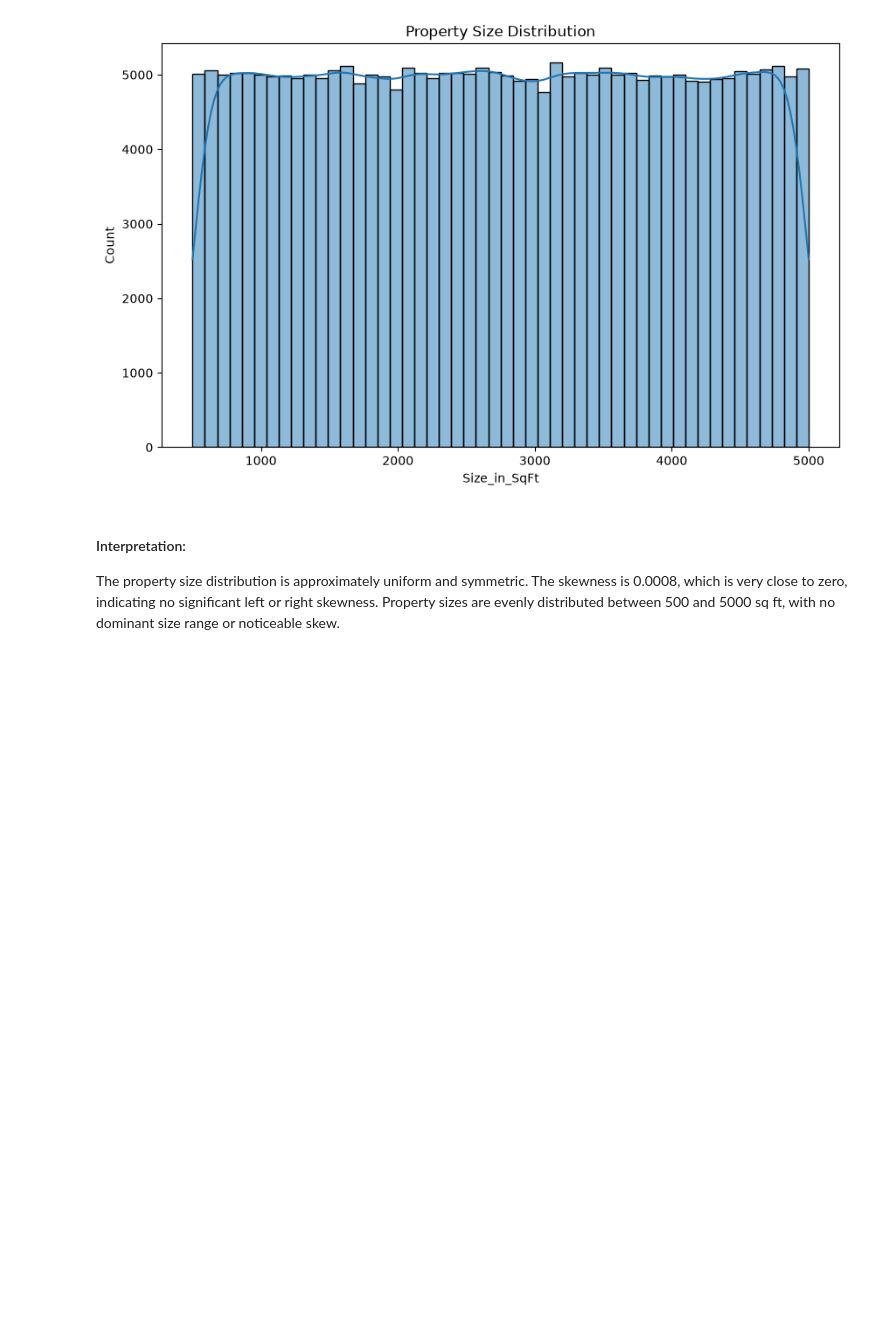
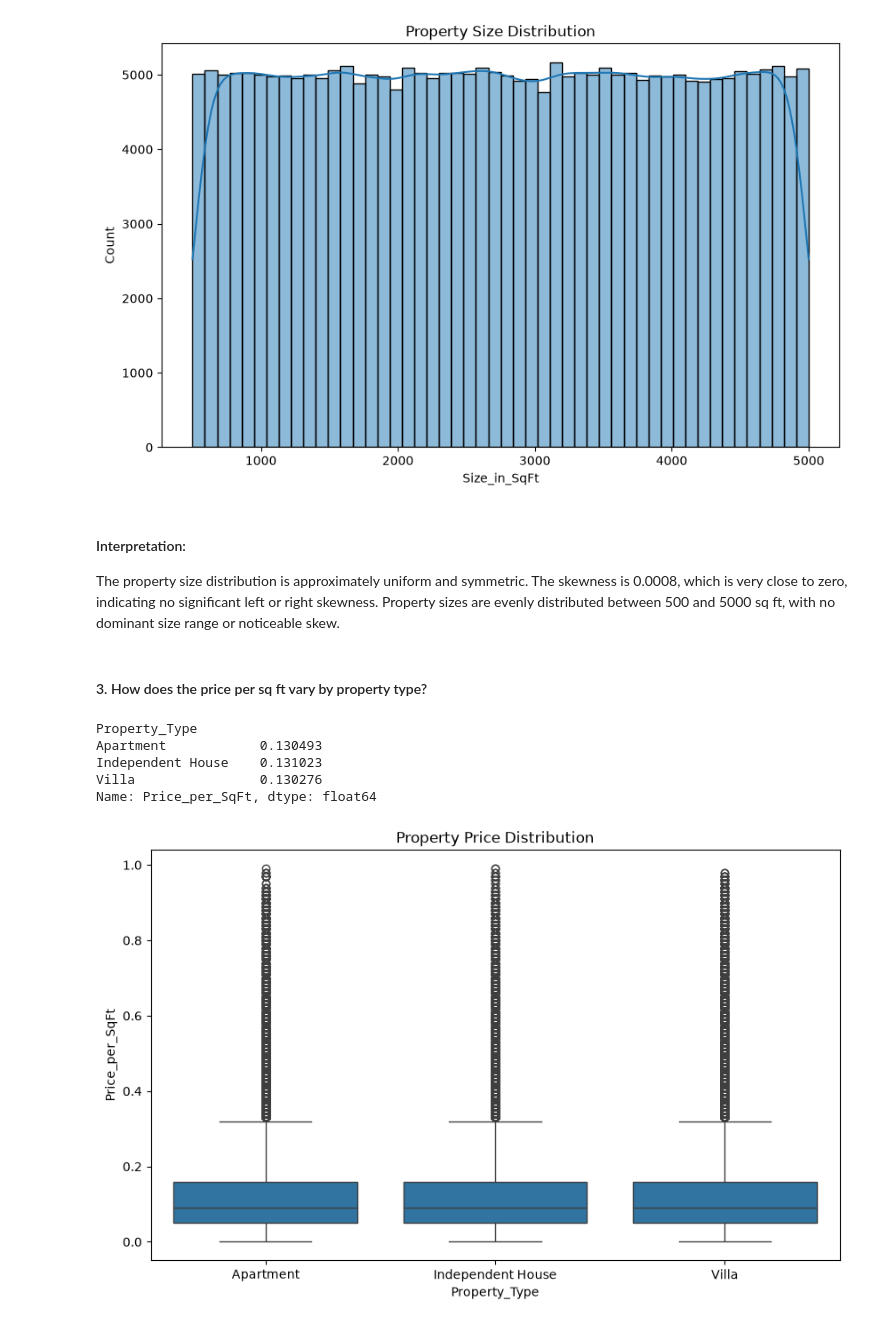
Before and after one commit to mukundnaramesh2605/Real-Estate-Investment-Advisor---Predicting-Property-Profitability-Future-Value, a Jupyter notebook: project.ipynb, the cells around one changed output. Drawn from its saved outputs; the diff is of its cells as text; code cells hidden in the pictures; blank space fills up the shorter version.

```diff
--- a/project.ipynb
+++ b/project.ipynb
@@ -203,3 +203,19 @@ The skew of property pices is 0.0007959572519020365
 # %% [markdown]
 #### Interpretation:
 The property size distribution is approximately uniform and symmetric. The skewness is 0.0008, which is very close to zero, indicating no significant left or right skewness. Property sizes are evenly distributed between 500 and 5000 sq ft, with no dominant size range or noticeable skew.
+# %% [markdown]
+#### 3. How does the price per sq ft vary by property type?
+# %%
+display(raw_df.groupby('Property_Type')['Price_per_SqFt'].mean())
+plt.figure(figsize=(10,6))
+plt.title("Property Price Distribution")
+#sns.barplot(data=raw_df,x="Property_Type",y='Price_per_SqFt')
+sns.boxplot(data=raw_df,x='Property_Type',y='Price_per_SqFt')
+plt.show()
+# %% [output]
+Property_Type
+Apartment            0.130493
+Independent House    0.131023
+Villa                0.130276
+Name: Price_per_SqFt, dtype: float64
+[figure, added]
```
Also changed, not shown: parts of 1 cell of this notebook.
